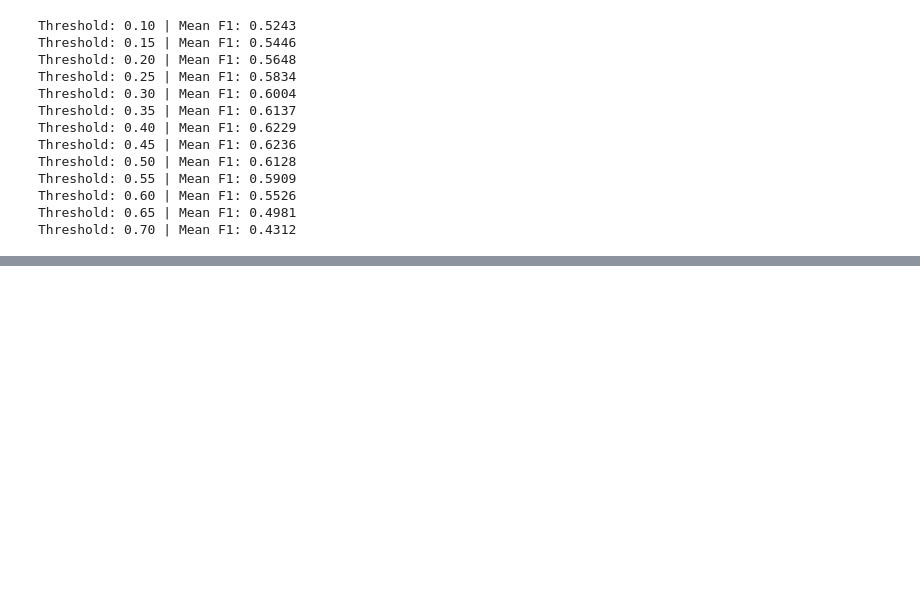
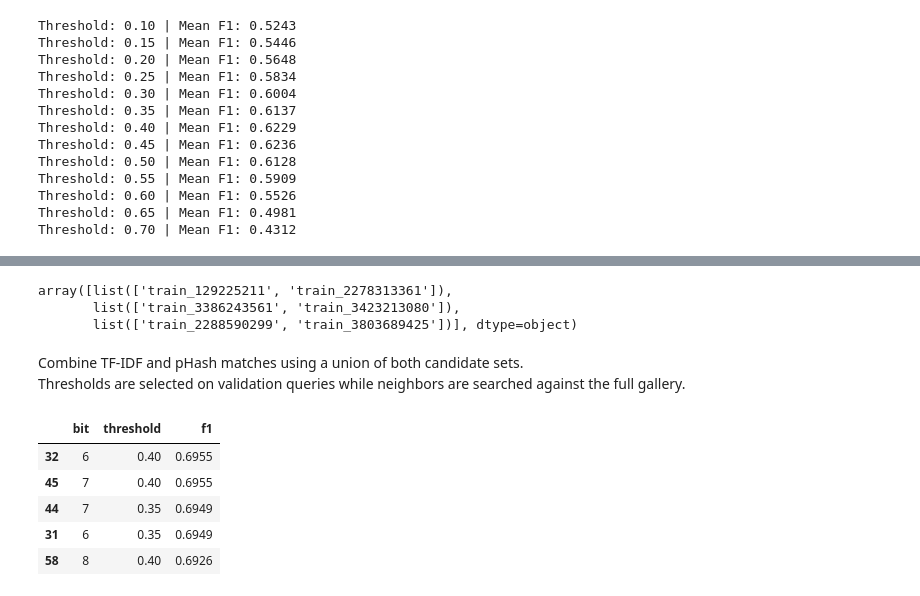
Before and after one commit to rimfa/shopee-product-matching, a Jupyter notebook: notebooks/baseline.ipynb, the cells around one changed output, grey strips where cells are left out. Saved outputs shown, nothing was run; the diff lists cells and outputs as text; code cells hidden in the pictures; blank space fills up the shorter version.

Commit message:
update multimodal baseline

```diff
--- a/notebooks/baseline.ipynb
+++ b/notebooks/baseline.ipynb
@@ -341,0 +338,61 @@ fatal: could not read Username for 'https://github.com': No such device or addre
+# %%
+i = [0, 1, 2]
+train.target_matches[i].values
+# %% [output]
+array([list(['train_129225211', 'train_2278313361']),
+       list(['train_3386243561', 'train_3423213080']),
+       list(['train_2288590299', 'train_3803689425'])], dtype=object)
+# %% [markdown]
+Combine TF-IDF and pHash matches using a union of both candidate sets.
+Thresholds are selected on validation queries while neighbors are searched against the full gallery.
+# %%
+from sklearn.neighbors import NearestNeighbors
+
+def multimodal(val_data, val_hash, val_tfidf, global_hash, global_tfidf, global_df):
+    res = []
+
+    global_post_ids = global_df['posting_id'].values
+    max_bits = 9
+
+    hash_knn = NearestNeighbors(metric='hamming')
+    hash_knn.fit(global_hash)
+    hash_dist, hash_idxs = hash_knn.radius_neighbors(val_hash, radius=max_bits/64)
+
+    tfidf_knn = NearestNeighbors(metric='cosine')
+    tfidf_knn.fit(global_tfidf)
+    tfidf_dist, tfidf_idxs = tfidf_knn.kneighbors(val_tfidf, n_neighbors=50)
+
+    thresholds = np.arange(0.1, 0.75, 0.05)
+
+    for bit in range(4, max_bits+1):
+        for t in thresholds:
+            f1_scores = []
+
+            for i in range(len(val_data)):
+                h_ind = hash_idxs[i][hash_dist[i] <= bit/64]
+                img_neighb = global_post_ids[h_ind]
+
+                tfidf_ind = tfidf_idxs[i][tfidf_dist[i] <= t]
+                txt_neighb = global_post_ids[tfidf_ind]
+
+                preds = set(txt_neighb) | set(img_neighb)
+                f1_scores.append(calculate_f1(val_data['target_matches'].iloc[i], preds))
+
+            mean_f1 = np.mean(f1_scores)
+            res.append([bit, round(t, 4), round(mean_f1, 4)])
+
+    return res
+# %%
+res = multimodal(val_data=val, val_hash=val_hashes, val_tfidf=val_tfidf, global_hash=X_hashes,
+                 global_tfidf=X_tfidf,
+                 global_df=train_df)
+res = pd.DataFrame(res, columns=['bit', 'threshold', 'f1']).sort_values(by='f1', ascending=False)
+# %%
+res.head()
+# %% [output]
+|  | bit | threshold | f1 |
+| 32 | 6 | 0.40 | 0.6955 |
+| 45 | 7 | 0.40 | 0.6955 |
+| 44 | 7 | 0.35 | 0.6949 |
+| 31 | 6 | 0.35 | 0.6949 |
+| 58 | 8 | 0.40 | 0.6926 |
```
Also changed, not shown: parts of 42 cells of this notebook.
